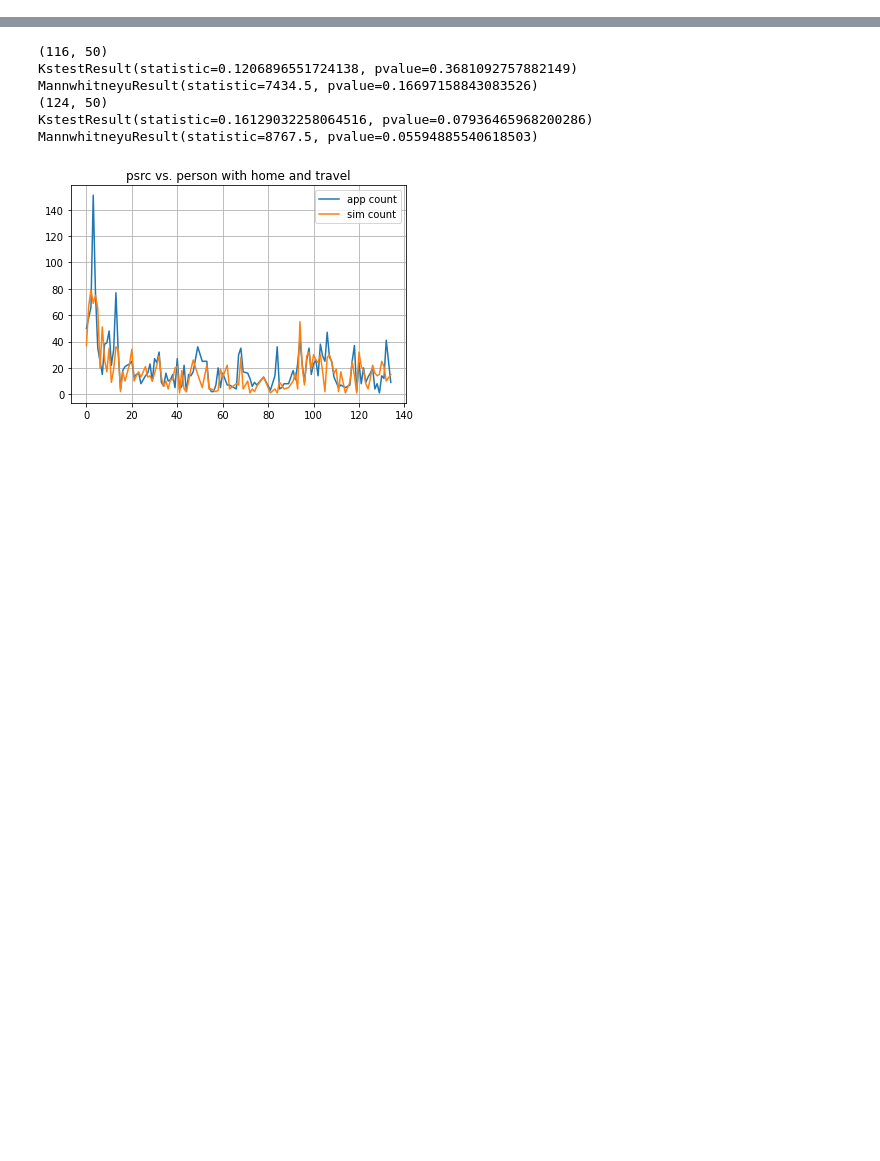
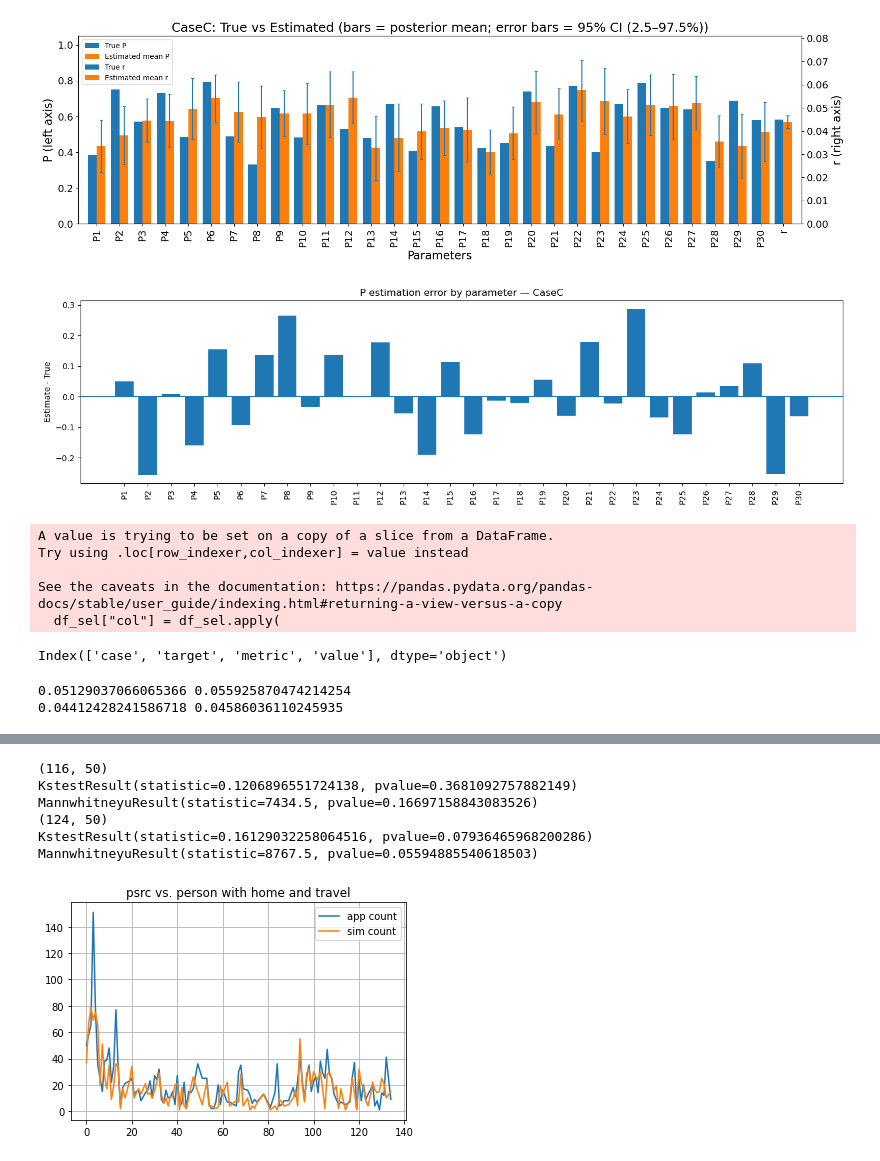
Before and after one commit to Yiran6/app_baseddata_processing, a Jupyter notebook: dgp_stage_1_test_data_processing.ipynb, the cells around one changed output, grey strips where cells are left out. Saved outputs shown, nothing was run; the diff lists cells and outputs as text; code cells hidden in the pictures; blank space fills up the shorter version.

```diff
--- a/dgp_stage_1_test_data_processing.ipynb
+++ b/dgp_stage_1_test_data_processing.ipynb
@@ -46,0 +662,16 @@ os.chdir(basepath)
+# %%
+summary_path = os.path.join(basepath, est_csv[2])
+metrics_df_C = evaluate_case(summary_path,
+                           P_true_C, r_true_C, label="CaseC")
+#print(metrics_df.sort_values(["target", "metric"]).to_string(index=False))
+
+df = load_stan_summary_csv(summary_path)
+_, df_r = extract_P_and_r(df)
+r_est = float(df_r["mean"].iloc[0])
+
+# Plots
+plot_P_with_r(summary_path, P_true_C, r_true_C, label="CaseC", show_ci=True)
+plot_P_errors(summary_path, P_true_C, label="CaseC")
+# %% [output]
+[figure, added]
+[figure, added]
@@ -46,0 +681,25 @@ os.chdir(basepath)
+# %%
+keep_metrics = {
+    ("P", "MAE"): "MAE(P)",
+    ("P", "RMSE"): "RMSE(P)",
+    ("P", "CCC"): "CCC(P)",
+    ("P", "Wasserstein_index"): "Wass(P)",
+    ("r", "AbsError"): "|r - r*|",
+    ("r", "RelError"): "RelErr(r)",
+}
+
+df_sel = df_matrics_cb[
+    df_matrics_cb.apply(lambda r: (r["target"], r["metric"]) in keep_metrics, axis=1)
+]
+#.copy()
+
+df_sel["col"] = df_sel.apply(
+    lambda r: keep_metrics[(r["target"], r["metric"])],
+    axis=1
+)
+# %% [output]
+A value is trying to be set on a copy of a slice from a DataFrame.
+Try using .loc[row_indexer,col_indexer] = value instead
+
+See the caveats in the documentation: https://pandas.pydata.org/pandas-docs/stable/user_guide/indexing.html#returning-a-view-versus-a-copy
+  df_sel["col"] = df_sel.apply(
@@ -46,0 +712,4 @@ os.chdir(basepath)
+# %%
+df_matrics_cb.columns
+# %% [output]
+Index(['case', 'target', 'metric', 'value'], dtype='object')
@@ -46,0 +724,12 @@ os.chdir(basepath)
+# %%
+r_i_true_mean = np.mean(r_i_true)
+r_d_true_mean = np.mean(r_d_true)
+
+r_i_true_median = np.median(r_i_true)
+r_d_true_median = np.median(r_d_true)
+
+print(r_i_true_mean, r_d_true_mean)
+print(r_i_true_median, r_d_true_median)
+# %% [output]
+0.05129037066065366 0.055925870474214254
+0.04412428241586718 0.04586036110245935
```
Also changed, not shown: parts of 52 cells of this notebook.
